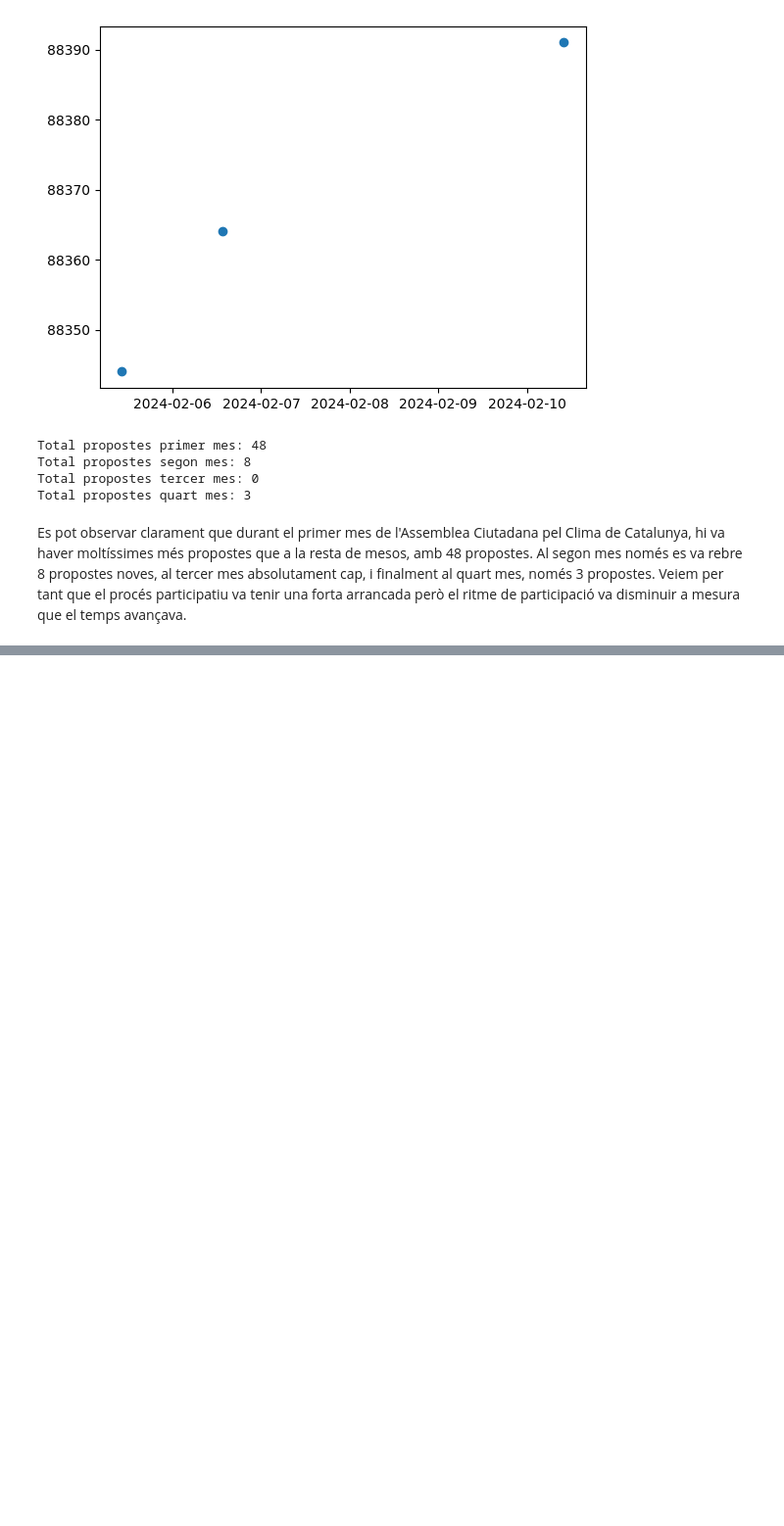
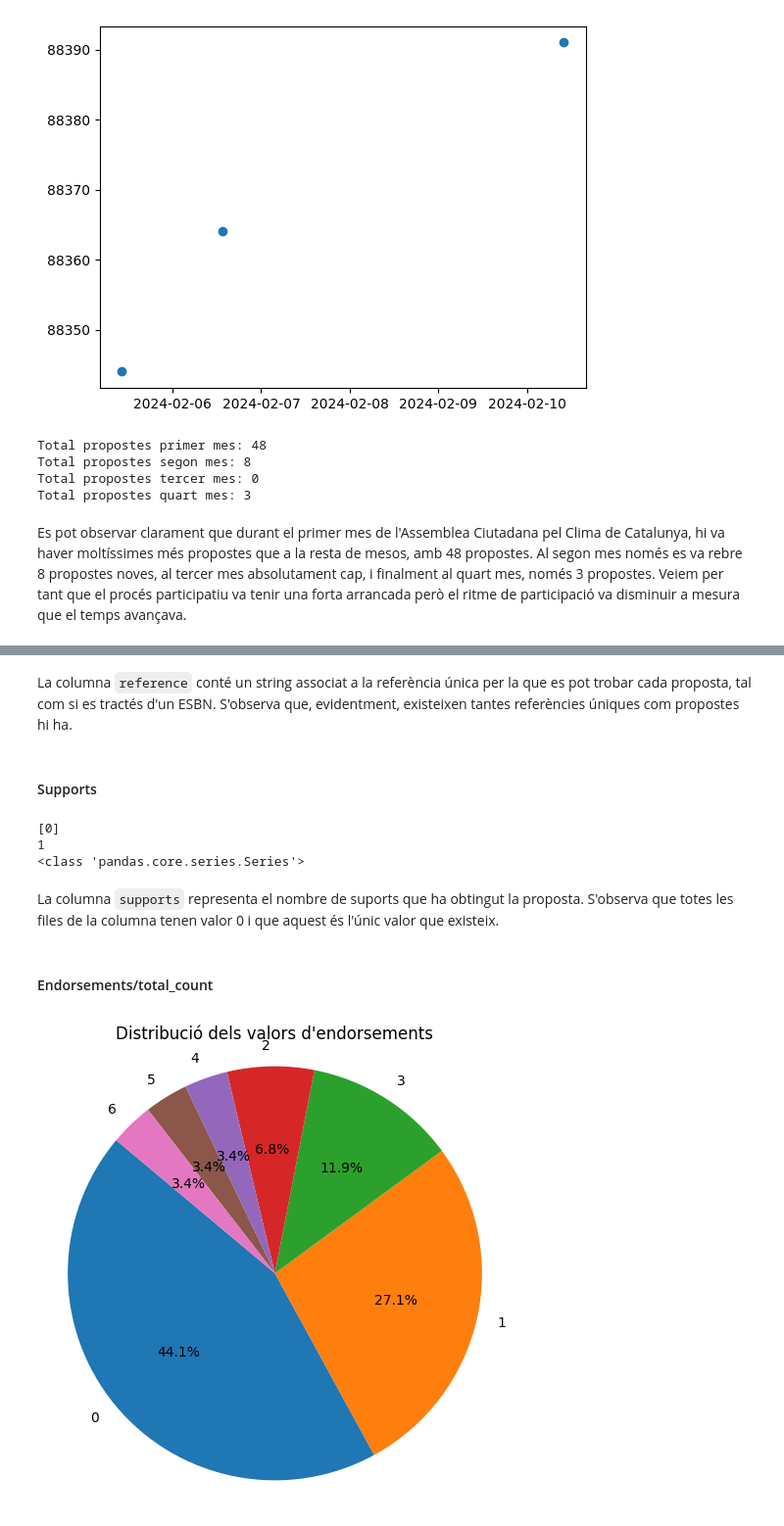
Before and after one commit to NoOPeEKS/dades-assemblea-clima, a Jupyter notebook: exploracio_csv.ipynb, the cells around one changed output, grey strips where cells are left out. Shown: that part at 98% size. Saved outputs shown, nothing was run; the diff lists cells and outputs as text; code cells hidden in the pictures; blank space fills up the shorter version.

Commit message:
Començat anàlisi columna endorsements

```diff
--- a/exploracio_csv.ipynb
+++ b/exploracio_csv.ipynb
@@ -212,0 +327,25 @@ Es pot observar clarament que durant el primer mes de l'Assemblea Ciutadana pel
+# %% [markdown]
+La columna `reference` conté un string associat a la referència única per la que es pot trobar cada proposta, tal com si es tractés d'un ESBN. S'observa que, evidentment, existeixen tantes referències úniques com propostes hi ha.
+# %% [markdown]
+#### Supports
+# %%
+print(df_proposals['supports'].unique())
+print(df_proposals['supports'].nunique())
+print(type(df_proposals['supports']))
+# %% [output]
+[0]
+1
+<class 'pandas.core.series.Series'>
+# %% [markdown]
+La columna `supports` representa el nombre de suports que ha obtingut la proposta. S'observa que totes les files de la columna tenen valor 0 i que aquest és l'únic valor que existeix.
+# %% [markdown]
+#### Endorsements/total_count
+# %%
+valors = df_proposals['endorsements/total_count'].value_counts()
+plt.figure(figsize=(6,6))
+plt.pie(valors, labels=valors.index, autopct='%1.1f%%', startangle=140)
+plt.title("Distribució dels valors d'endorsements")
+plt.axis('equal')
+plt.show()
+# %% [output]
+[figure, added]
```
Also changed, not shown: parts of 18 cells of this notebook.
